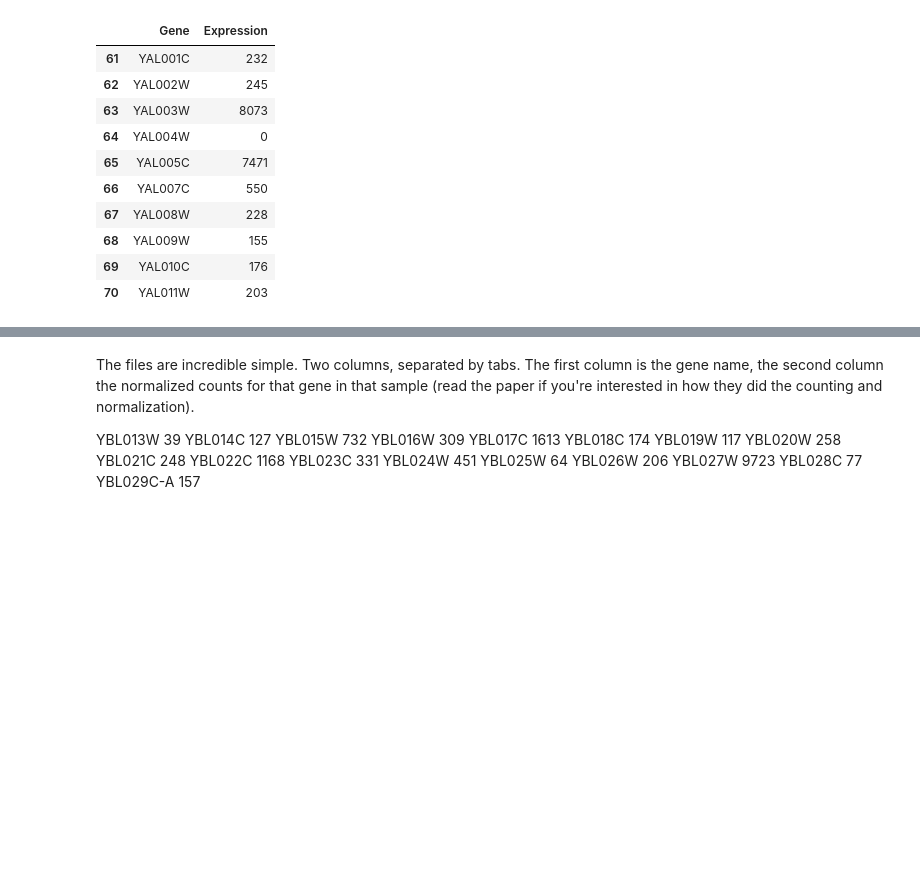
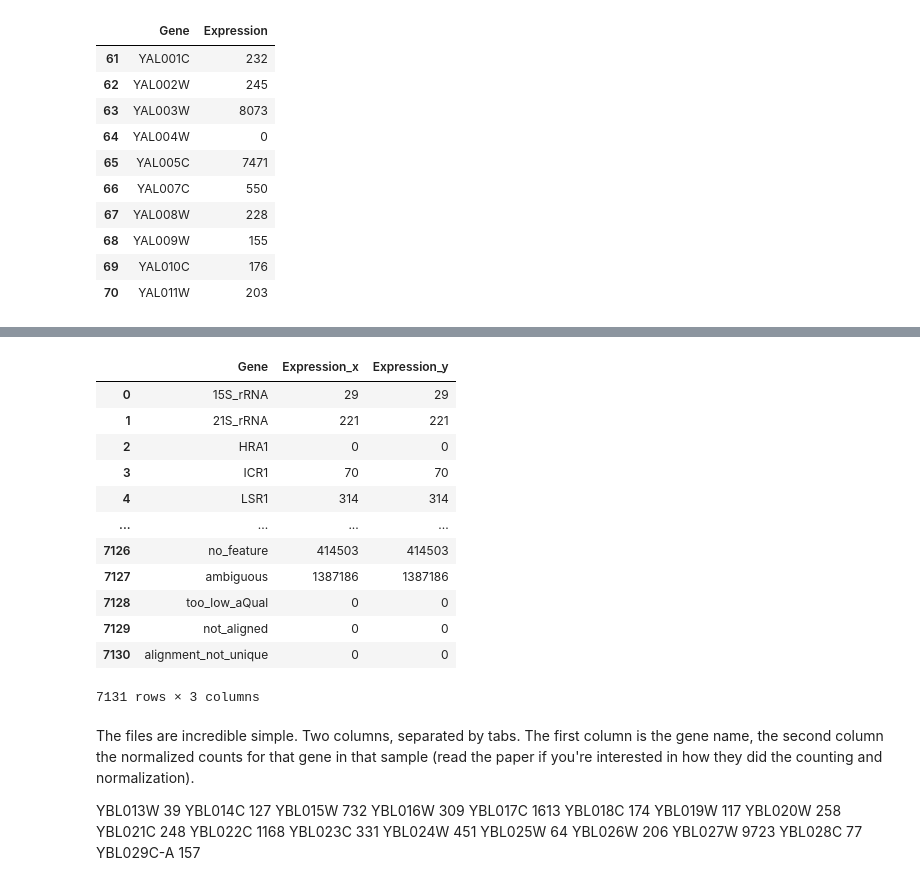
Before and after one commit to ucbmcb288/mcb288, a Jupyter notebook: RNAseq_Replication/MCB288_Barton_PreProcess.ipynb, the cells around one changed output, grey strips where cells are left out. Cells and saved outputs as stored; diff of their text form; code cells hidden in the pictures; blank space fills up the shorter version.

```diff
--- a/RNAseq_Replication/MCB288_Barton_PreProcess.ipynb
+++ b/RNAseq_Replication/MCB288_Barton_PreProcess.ipynb
@@ -176,3 +212,19 @@ ge2 = pd.read_csv("data/rawdata/WT_rep16_MID92_allLanes_tophat2.0.5.bam.gbgout",
+# %%
+ge1.merge(ge2,on="Gene",how='outer')
+# %% [output]
+|  | Gene | Expression_x | Expression_y |
+| 0 | 15S_rRNA | 29 | 29 |
+| 1 | 21S_rRNA | 221 | 221 |
+| 2 | HRA1 | 0 | 0 |
+| 3 | ICR1 | 70 | 70 |
+| 4 | LSR1 | 314 | 314 |
+| ... | ... | ... | ... |
+| 7126 | no_feature | 414503 | 414503 |
+| 7127 | ambiguous | 1387186 | 1387186 |
+| 7128 | too_low_aQual | 0 | 0 |
+| 7129 | not_aligned | 0 | 0 |
+| 7130 | alignment_not_unique | 0 | 0 |
+7131 rows × 3 columns
 # %% [markdown]
 The files are incredible simple. Two columns, separated by tabs. The first column is the gene name, the second column the normalized counts for that gene in that sample (read the paper if you're interested in how they did the counting and normalization).
 
```
Also changed, not shown: parts of 6 cells of this notebook, 1 other file.
